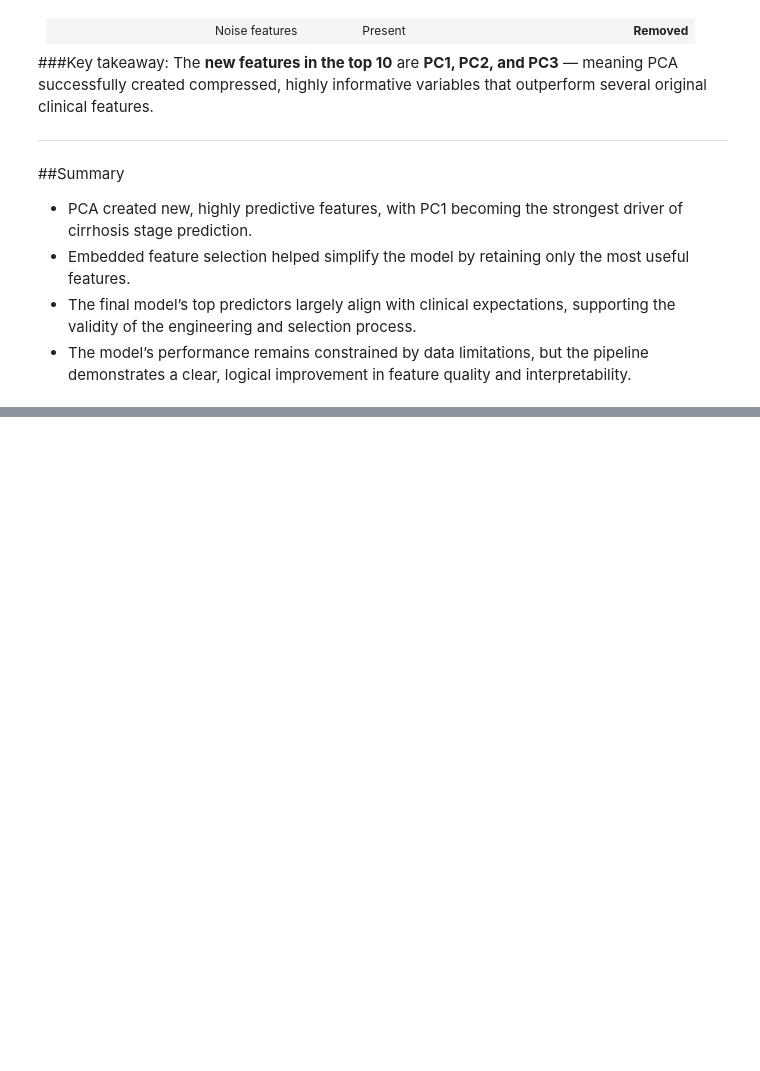
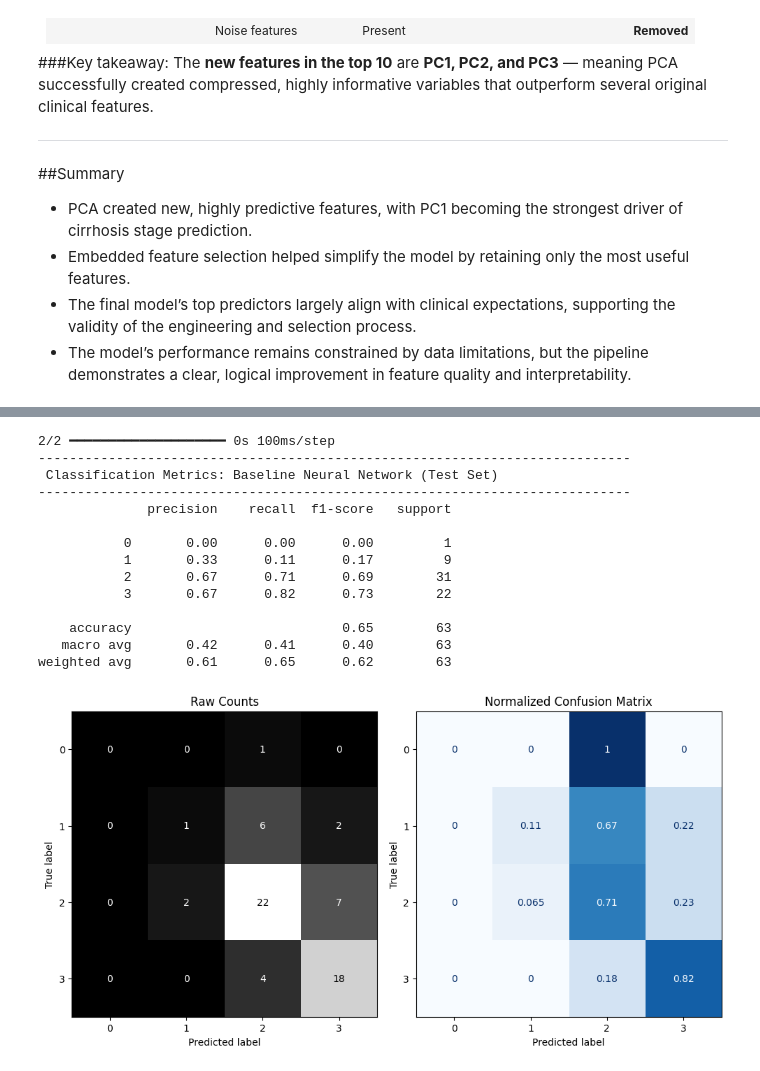
Before and after one commit to Taimaaaa/Cirrhosis-Prediction, a Jupyter notebook: Cirrhosis_Prediction.ipynb, the cells around one changed output, grey strips where cells are left out. Cells and saved outputs as stored; diff of their text form; code cells hidden in the pictures; blank space fills up the shorter version.

```diff
--- a/Cirrhosis_Prediction.ipynb
+++ b/Cirrhosis_Prediction.ipynb
@@ -1436,0 +1537,10 @@ The **new features in the top 10** are **PC1, PC2, and PC3** — meaning PCA suc
+# %%
+binarizer = LabelBinarizer()
+binarizer.fit(y_train_enc)
+
+y_train_bin = binarizer.transform(y_train_enc)
+y_val_bin   = binarizer.transform(y_val_enc)
+y_test_bin  = binarizer.transform(y_test_enc)
+
+num_classes = y_train_bin.shape[1]
+input_shape = X_train_processed.shape[1]
@@ -1436,0 +1604,15 @@ The **new features in the top 10** are **PC1, PC2, and PC3** — meaning PCA suc
+# %%
+# Predict on test set
+y_pred_probs = baseline_model.predict(X_test_processed)
+y_pred_classes = y_pred_probs.argmax(axis=1)
+
+# True class IDs
+y_true_classes = y_test_enc
+
+classification_metrics(
+    y_true_classes,
+    y_pred_classes,
+    label="Baseline Neural Network (Test Set)",
+    figsize=(10,5)
+)
+# %% [output]
@@ -1436,0 +1620,15 @@ The **new features in the top 10** are **PC1, PC2, and PC3** — meaning PCA suc
+2/2 ━━━━━━━━━━━━━━━━━━━━ 0s 100ms/step
+----------------------------------------------------------------------------
+ Classification Metrics: Baseline Neural Network (Test Set)
+----------------------------------------------------------------------------
+              precision    recall  f1-score   support
+
+           0       0.00      0.00      0.00         1
+           1       0.33      0.11      0.17         9
+           2       0.67      0.71      0.69        31
+           3       0.67      0.82      0.73        22
+
+    accuracy                           0.65        63
+   macro avg       0.42      0.41      0.40        63
+weighted avg       0.61      0.65      0.62        63
+[figure, added]
```
Also changed, not shown: parts of 15 cells of this notebook.
